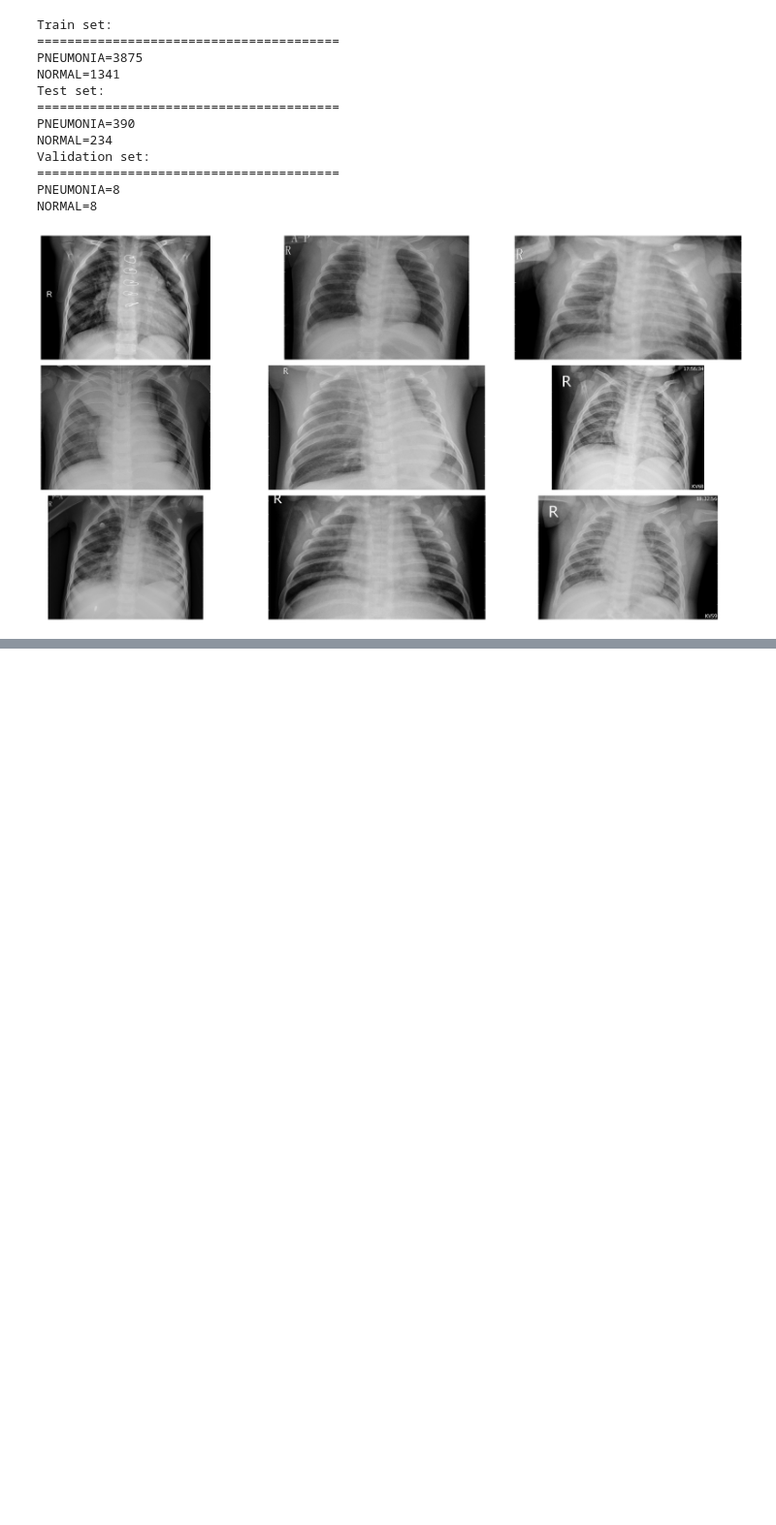
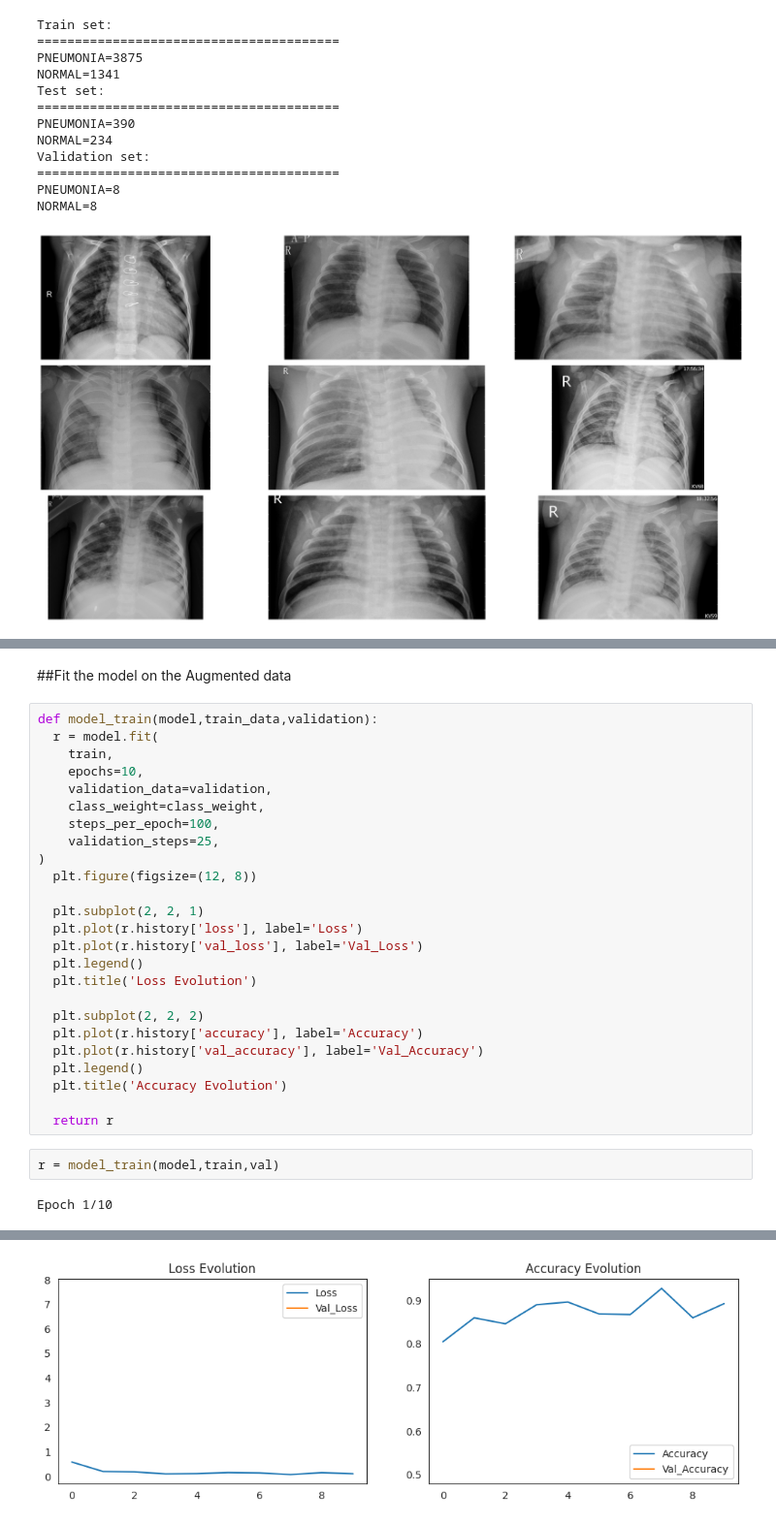
Before and after one commit to MahmoudMagdy404/Pneumonia-Diagnosis-with-CNN-Transfer-Learning, a Jupyter notebook: Pneumonia.ipynb, the cells around one changed output, grey strips where cells are left out. Shown at 97% size. Cells and saved outputs as stored; diff of their text form; blank space fills up the shorter version.

```diff
--- a/Pneumonia.ipynb
+++ b/Pneumonia.ipynb
@@ -125,0 +298,31 @@ The mean value of the pixels is 163.9797 and the standard deviation is 67.5380
+# %% [markdown]
+##Fit the model on the Augmented data
+# %%
+def model_train(model,train_data,validation):
+  r = model.fit(
+    train,
+    epochs=10,
+    validation_data=validation,
+    class_weight=class_weight,
+    steps_per_epoch=100,
+    validation_steps=25,
+)
+  plt.figure(figsize=(12, 8))
+
+  plt.subplot(2, 2, 1)
+  plt.plot(r.history['loss'], label='Loss')
+  plt.plot(r.history['val_loss'], label='Val_Loss')
+  plt.legend()
+  plt.title('Loss Evolution')
+
+  plt.subplot(2, 2, 2)
+  plt.plot(r.history['accuracy'], label='Accuracy')
+  plt.plot(r.history['val_accuracy'], label='Val_Accuracy')
+  plt.legend()
+  plt.title('Accuracy Evolution')
+
+  return r
+# %%
+r = model_train(model,train,val)
+# %% [output]
+Epoch 1/10
@@ -125,0 +349 @@ The mean value of the pixels is 163.9797 and the standard deviation is 67.5380
+[figure, added]
```
Also changed, not shown: parts of 23 cells of this notebook.
